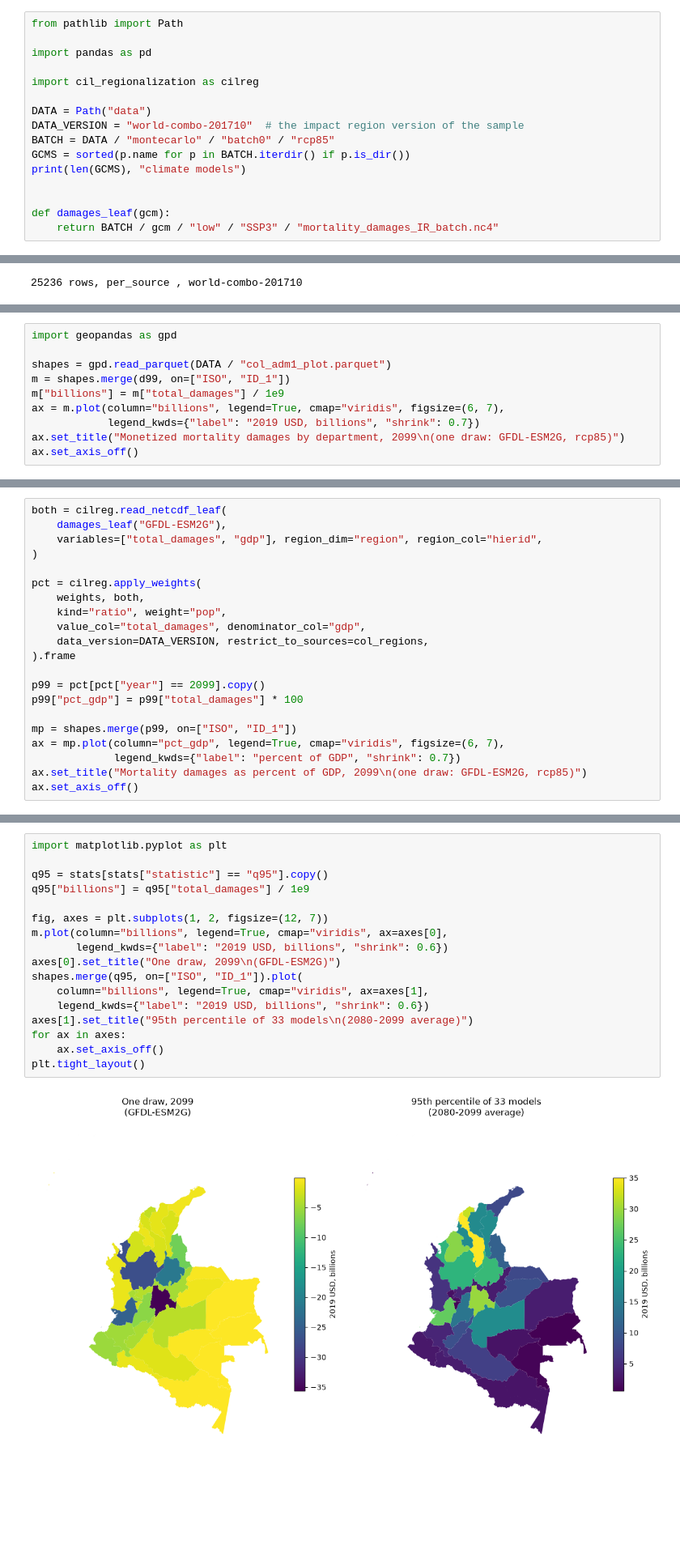
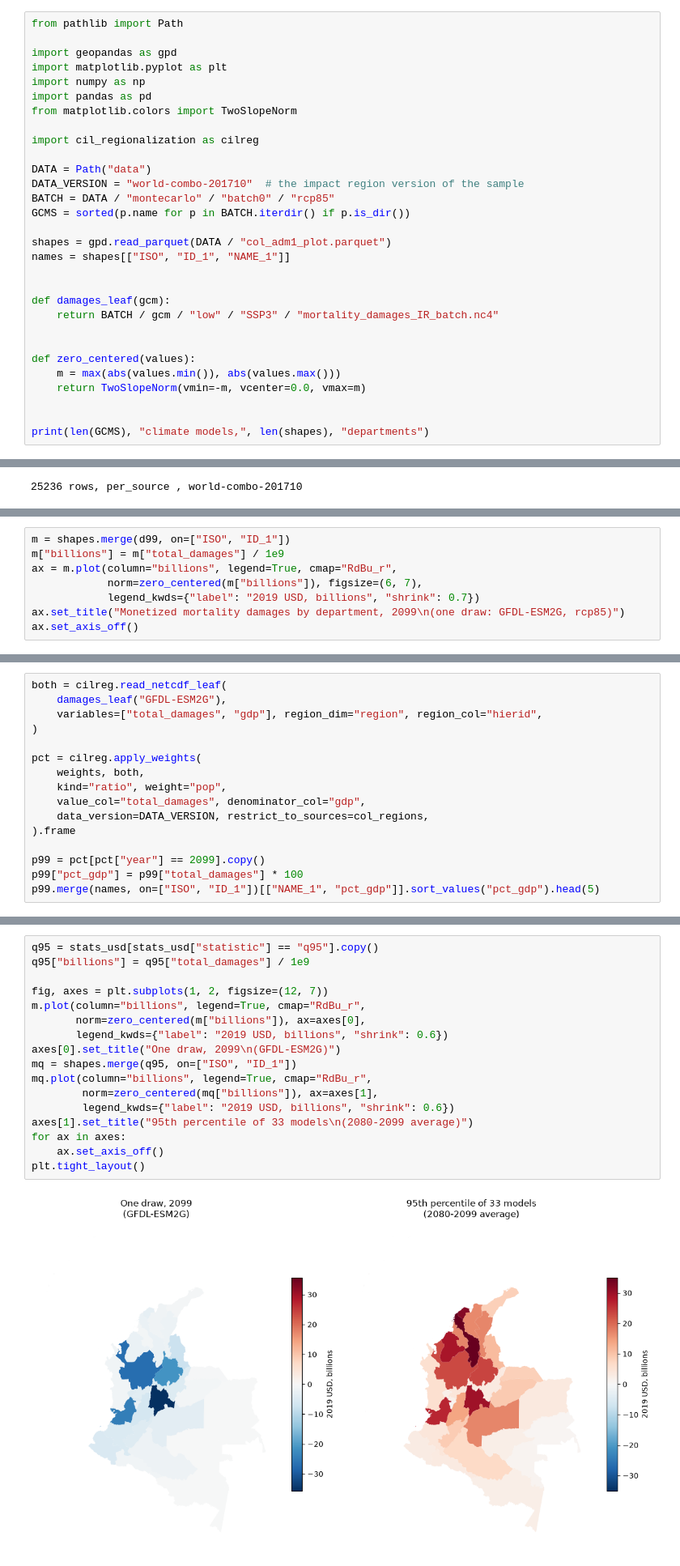
Before and after one commit to ClimateImpactLab/cil_regionalization, a Jupyter notebook: examples/aggregation/aggregation_colombia.ipynb, the cells around one changed output, grey strips where cells are left out. Shown at 81% size. Cells and saved outputs as stored; diff of their text form; blank space fills up the shorter version.

Commit message:
Use department names, diverging maps, and full distributions

```diff
--- a/examples/aggregation/aggregation_colombia.ipynb
+++ b/examples/aggregation/aggregation_colombia.ipynb
@@ -14,7 +14,11 @@ next to this notebook. Run it from this directory.
 # %%
 from pathlib import Path
 
+import geopandas as gpd
+import matplotlib.pyplot as plt
+import numpy as np
 import pandas as pd
+from matplotlib.colors import TwoSlopeNorm
 
 import cil_regionalization as cilreg
 
@@ -22,9 +26,19 @@ DATA = Path("data")
 DATA_VERSION = "world-combo-201710"  # the impact region version of the sample
 BATCH = DATA / "montecarlo" / "batch0" / "rcp85"
 GCMS = sorted(p.name for p in BATCH.iterdir() if p.is_dir())
-print(len(GCMS), "climate models")
+
+shapes = gpd.read_parquet(DATA / "col_adm1_plot.parquet")
+names = shapes[["ISO", "ID_1", "NAME_1"]]
 
 
 def damages_leaf(gcm):
     return BATCH / gcm / "low" / "SSP3" / "mortality_damages_IR_batch.nc4"
+
+
+def zero_centered(values):
+    m = max(abs(values.min()), abs(values.max()))
+    return TwoSlopeNorm(vmin=-m, vcenter=0.0, vmax=m)
+
+
+print(len(GCMS), "climate models,", len(shapes), "departments")
 # %% [output]
@@ -84,10 +93,8 @@ warming avoids more cold deaths than it adds heat deaths.
 # %%
-import geopandas as gpd
-
-shapes = gpd.read_parquet(DATA / "col_adm1_plot.parquet")
 m = shapes.merge(d99, on=["ISO", "ID_1"])
 m["billions"] = m["total_damages"] / 1e9
-ax = m.plot(column="billions", legend=True, cmap="viridis", figsize=(6, 7),
+ax = m.plot(column="billions", legend=True, cmap="RdBu_r",
+            norm=zero_centered(m["billions"]), figsize=(6, 7),
             legend_kwds={"label": "2019 USD, billions", "shrink": 0.7})
 ax.set_title("Monetized mortality damages by department, 2099\n(one draw: GFDL-ESM2G, rcp85)")
 ax.set_axis_off()
@@ -120,10 +123,5 @@ pct = cilreg.apply_weights(
 
 p99 = pct[pct["year"] == 2099].copy()
 p99["pct_gdp"] = p99["total_damages"] * 100
-
-mp = shapes.merge(p99, on=["ISO", "ID_1"])
-ax = mp.plot(column="pct_gdp", legend=True, cmap="viridis", figsize=(6, 7),
-             legend_kwds={"label": "percent of GDP", "shrink": 0.7})
-ax.set_title("Mortality damages as percent of GDP, 2099\n(one draw: GFDL-ESM2G, rcp85)")
-ax.set_axis_off()
+p99.merge(names, on=["ISO", "ID_1"])[["NAME_1", "pct_gdp"]].sort_values("pct_gdp").head(5)
 # %% [output]
@@ -174,19 +186,19 @@ the range of pictures.
 # %%
-import matplotlib.pyplot as plt
-
-q95 = stats[stats["statistic"] == "q95"].copy()
+q95 = stats_usd[stats_usd["statistic"] == "q95"].copy()
 q95["billions"] = q95["total_damages"] / 1e9
 
 fig, axes = plt.subplots(1, 2, figsize=(12, 7))
-m.plot(column="billions", legend=True, cmap="viridis", ax=axes[0],
+m.plot(column="billions", legend=True, cmap="RdBu_r",
+       norm=zero_centered(m["billions"]), ax=axes[0],
        legend_kwds={"label": "2019 USD, billions", "shrink": 0.6})
 axes[0].set_title("One draw, 2099\n(GFDL-ESM2G)")
-shapes.merge(q95, on=["ISO", "ID_1"]).plot(
-    column="billions", legend=True, cmap="viridis", ax=axes[1],
-    legend_kwds={"label": "2019 USD, billions", "shrink": 0.6})
+mq = shapes.merge(q95, on=["ISO", "ID_1"])
+mq.plot(column="billions", legend=True, cmap="RdBu_r",
+        norm=zero_centered(mq["billions"]), ax=axes[1],
+        legend_kwds={"label": "2019 USD, billions", "shrink": 0.6})
 axes[1].set_title("95th percentile of 33 models\n(2080-2099 average)")
 for ax in axes:
     ax.set_axis_off()
 plt.tight_layout()
 # %% [output]
-[figure, old version]
+[figure, new version]
```
Also changed, not shown: parts of 23 cells of this notebook, 4 other files.
